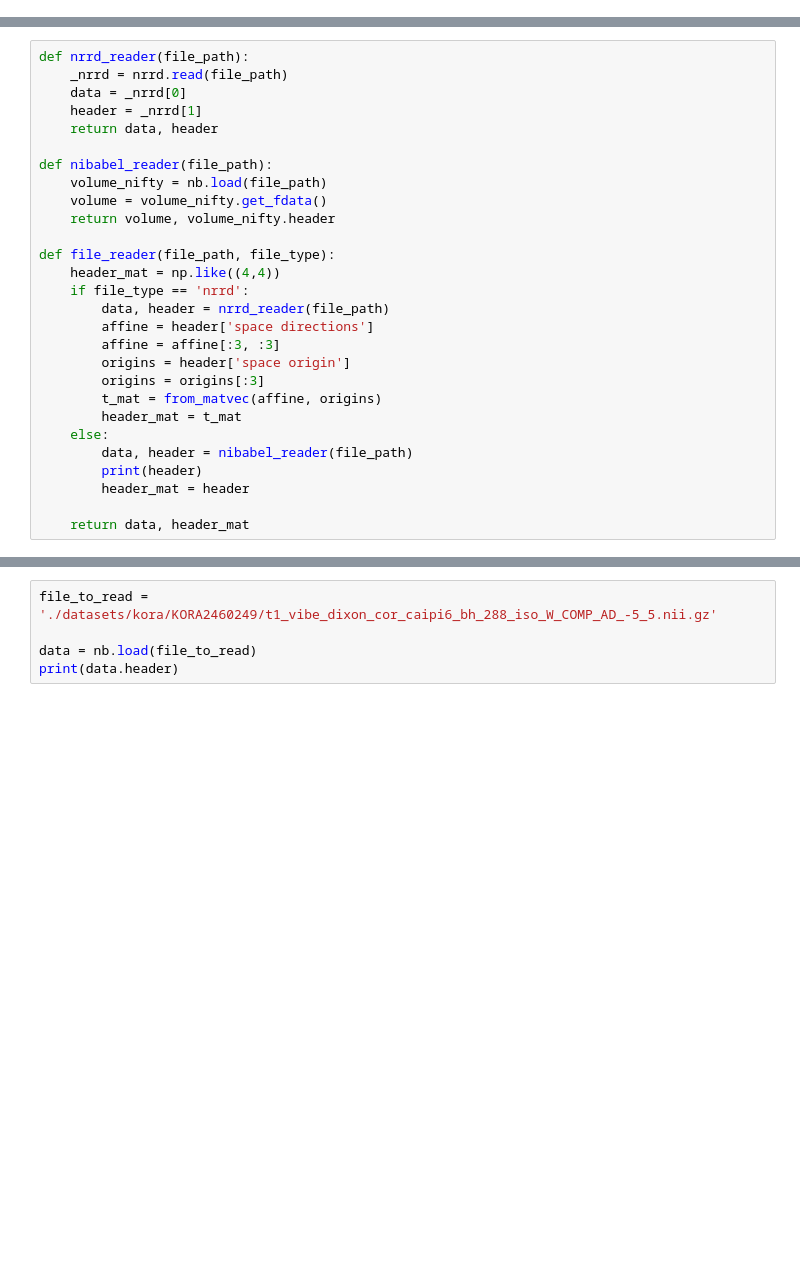
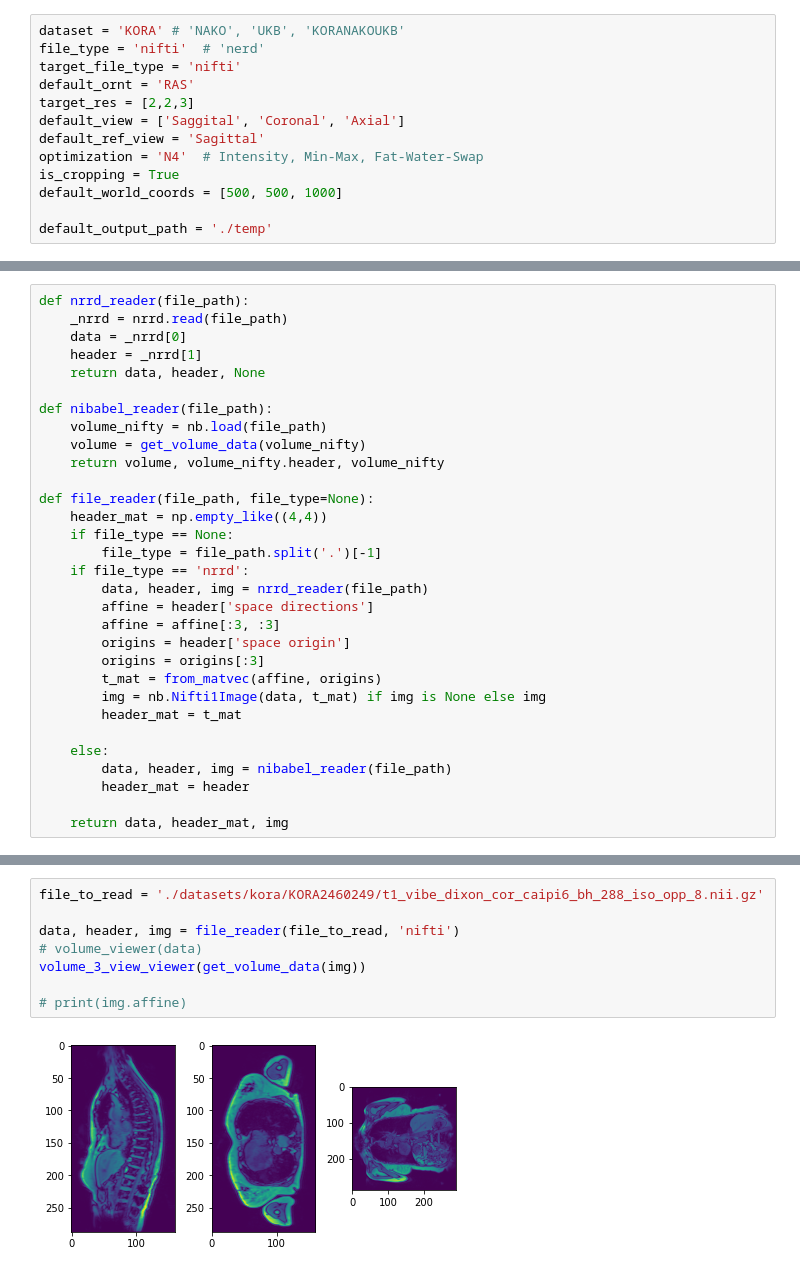
Before and after one commit to ai-med/AbdomenNet, a Jupyter notebook: quickNAT_pytorch/create_datasets/data preprocessing.ipynb, the cells around one changed output, grey strips where cells are left out. Drawn from its saved outputs; the diff is of its cells as text; blank space fills up the shorter version.

Commit message:
commit-140920: progress in Data orientation+loading optimization ++

```diff
--- a/quickNAT_pytorch/create_datasets/data preprocessing.ipynb
+++ b/quickNAT_pytorch/create_datasets/data preprocessing.ipynb
@@ -4,0 +11,13 @@ import matplotlib.pyplot as plt
+# %%
+dataset = 'KORA' # 'NAKO', 'UKB', 'KORANAKOUKB'
+file_type = 'nifti'  # 'nerd'
+target_file_type = 'nifti'
+default_ornt = 'RAS'
+target_res = [2,2,3]
+default_view = ['Saggital', 'Coronal', 'Axial']
+default_ref_view = 'Sagittal'
+optimization = 'N4'  # Intensity, Min-Max, Fat-Water-Swap
+is_cropping = True
+default_world_coords = [500, 500, 1000]
+
+default_output_path = './temp'
@@ -7,26 +60,29 @@ def nrrd_reader(file_path):
     _nrrd = nrrd.read(file_path)
     data = _nrrd[0]
     header = _nrrd[1]
-    return data, header
+    return data, header, None
 
 def nibabel_reader(file_path):
     volume_nifty = nb.load(file_path)
-    volume = volume_nifty.get_fdata()
-    return volume, volume_nifty.header
+    volume = get_volume_data(volume_nifty)
+    return volume, volume_nifty.header, volume_nifty
 
-def file_reader(file_path, file_type):
-    header_mat = np.like((4,4))
+def file_reader(file_path, file_type=None):
+    header_mat = np.empty_like((4,4))
+    if file_type == None:
+        file_type = file_path.split('.')[-1]
     if file_type == 'nrrd':
-        data, header = nrrd_reader(file_path)
+        data, header, img = nrrd_reader(file_path)
         affine = header['space directions']
         affine = affine[:3, :3]
         origins = header['space origin']
         origins = origins[:3]
         t_mat = from_matvec(affine, origins)
+        img = nb.Nifti1Image(data, t_mat) if img is None else img
         header_mat = t_mat
+
     else:
-        data, header = nibabel_reader(file_path)
-        print(header)
+        data, header, img = nibabel_reader(file_path)
         header_mat = header
 
-    return data, header_mat
+    return data, header_mat, img
@@ -33,5 +108,10 @@ def file_reader(file_path, file_type):
 # %%
-file_to_read = './datasets/kora/KORA2460249/t1_vibe_dixon_cor_caipi6_bh_288_iso_W_COMP_AD_-5_5.nii.gz'
+file_to_read = './datasets/kora/KORA2460249/t1_vibe_dixon_cor_caipi6_bh_288_iso_opp_8.nii.gz'
 
-data = nb.load(file_to_read)
-print(data.header)
+data, header, img = file_reader(file_to_read, 'nifti')
+# volume_viewer(data)
+volume_3_view_viewer(get_volume_data(img))
+
+# print(img.affine)
+# %% [output]
+[figure, added]
```
Also changed, not shown: parts of 12 cells of this notebook, 4 other files.
